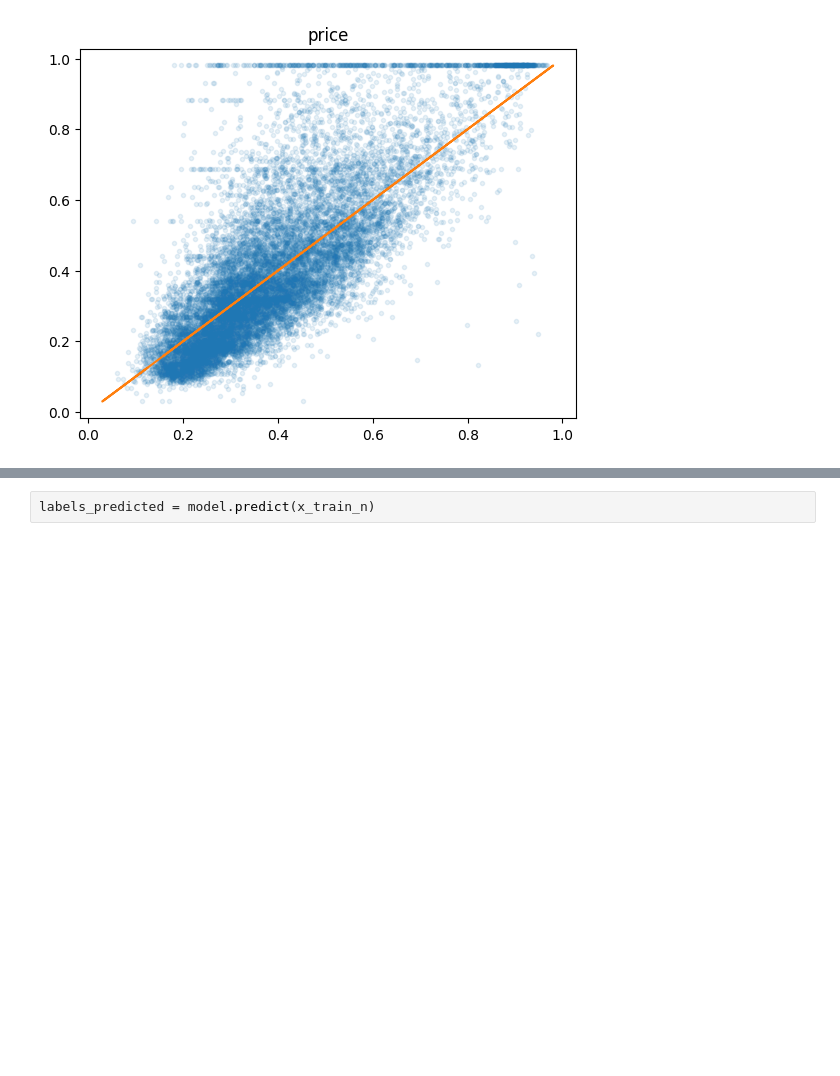
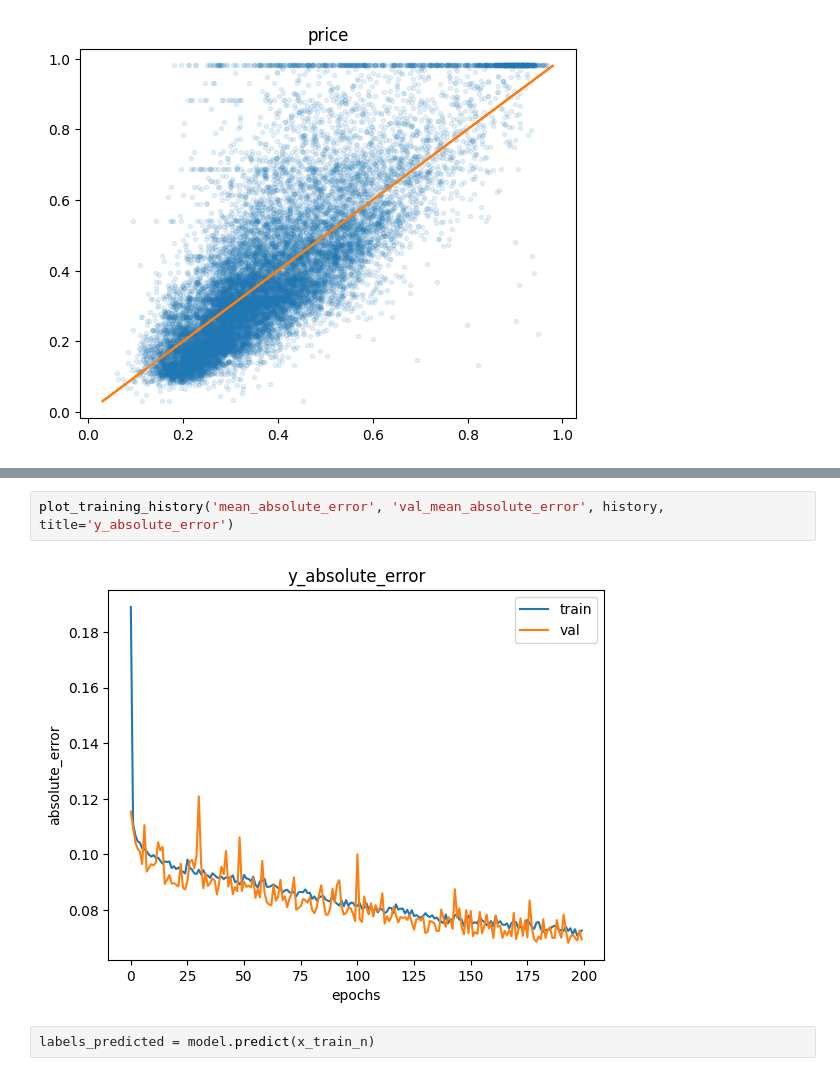
Before and after one commit to vdakov/deep-learning, a Jupyter notebook: Assigment2-David.ipynb, the cells around one changed output, grey strips where cells are left out. Drawn from its saved outputs; the diff is of its cells as text; blank space fills up the shorter version.

```diff
--- a/Assigment2-David.ipynb
+++ b/Assigment2-David.ipynb
@@ -257,3 +268,7 @@ Epoch 1/200
+# %%
+plot_training_history('mean_absolute_error', 'val_mean_absolute_error', history, title='y_absolute_error')
+# %% [output]
+[figure, added]
 # %%
 labels_predicted = model.predict(x_train_n)
 # %% [output]
```
Also changed, not shown: parts of 4 cells of this notebook, 1 other file.
